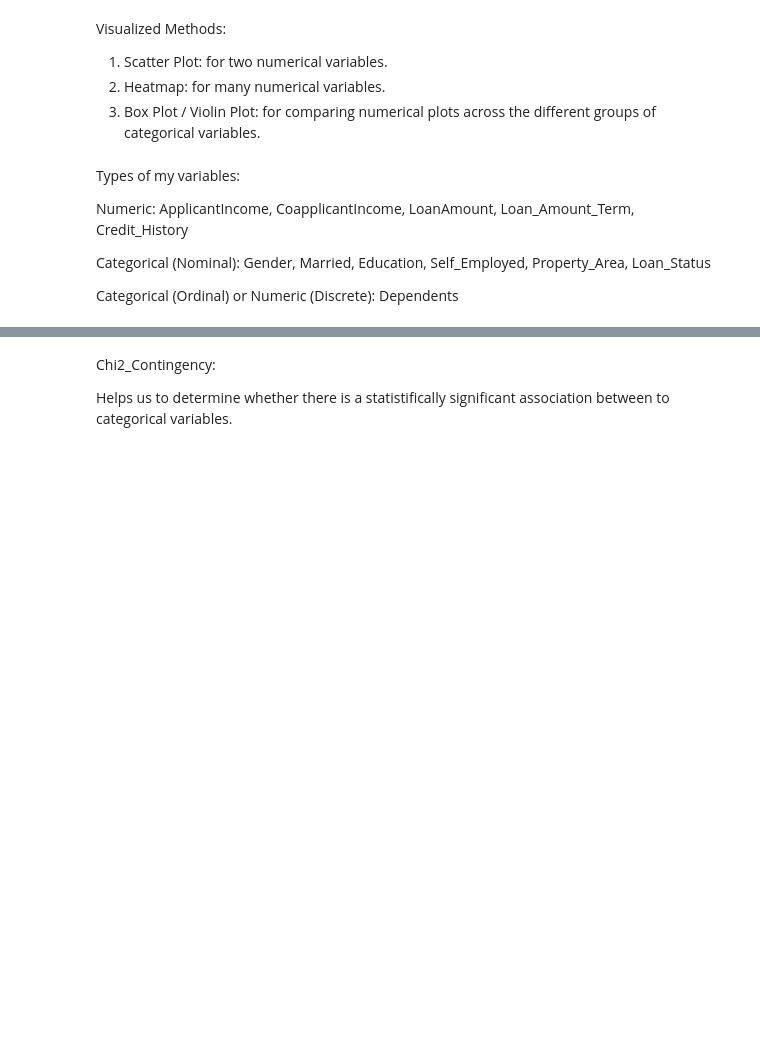
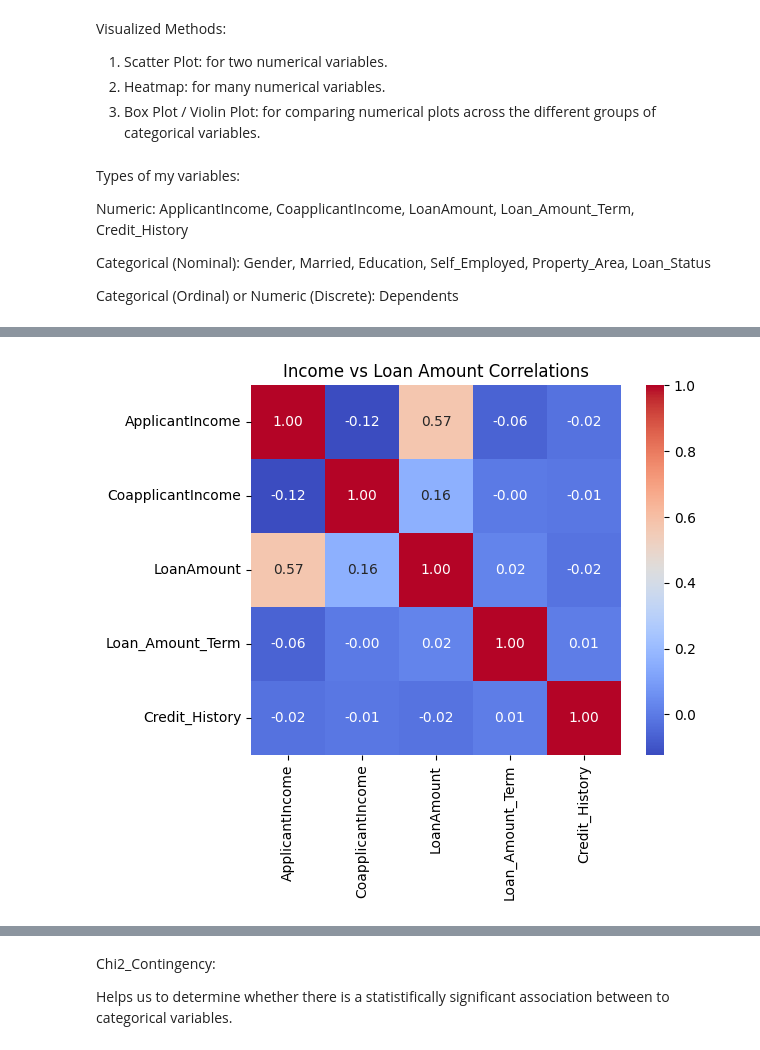
Before and after one commit to marzi-dezfoulianrad/data_science_project_loan, a Jupyter notebook: notebook/loan_correlation.ipynb, the cells around one changed output, grey strips where cells are left out. Saved outputs shown, nothing was run; the diff lists cells and outputs as text; code cells hidden in the pictures; blank space fills up the shorter version.

Commit message:
updating correlations

```diff
--- a/notebook/loan_correlation.ipynb
+++ b/notebook/loan_correlation.ipynb
@@ -66,2 +64,15 @@ Income influences loan size, but only slightly—every 50% increase in applicant
 [figure]
 [figure]
+# %%
+# Heatmap
+
+tri = df_loan[['ApplicantIncome', 'CoapplicantIncome', 'LoanAmount', 'Loan_Amount_Term','Credit_History']].dropna()
+
+sns.heatmap(tri.corr(), annot=True, fmt=".2f", cmap='coolwarm', square=True)
+plt.title('Income vs Loan Amount Correlations')
+plt.savefig('../data/output/heatmap_income_loan_amount.png')
+plt.show()
+
+# Applicant income alone explains most of the loan size; everything else is noise.
+# %% [output]
+[figure, added]
```
Also changed, not shown: parts of 3 cells of this notebook, 3 other files.
